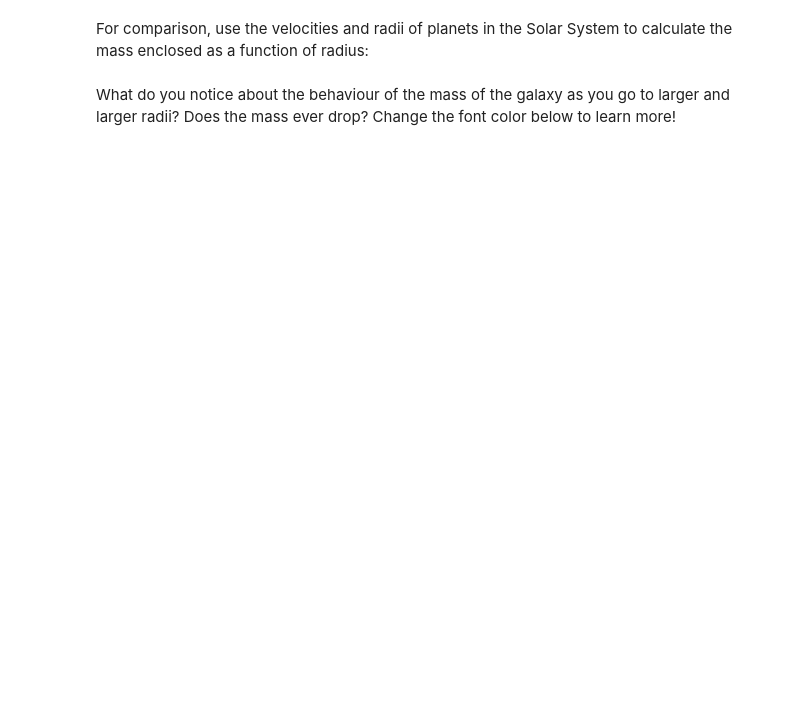
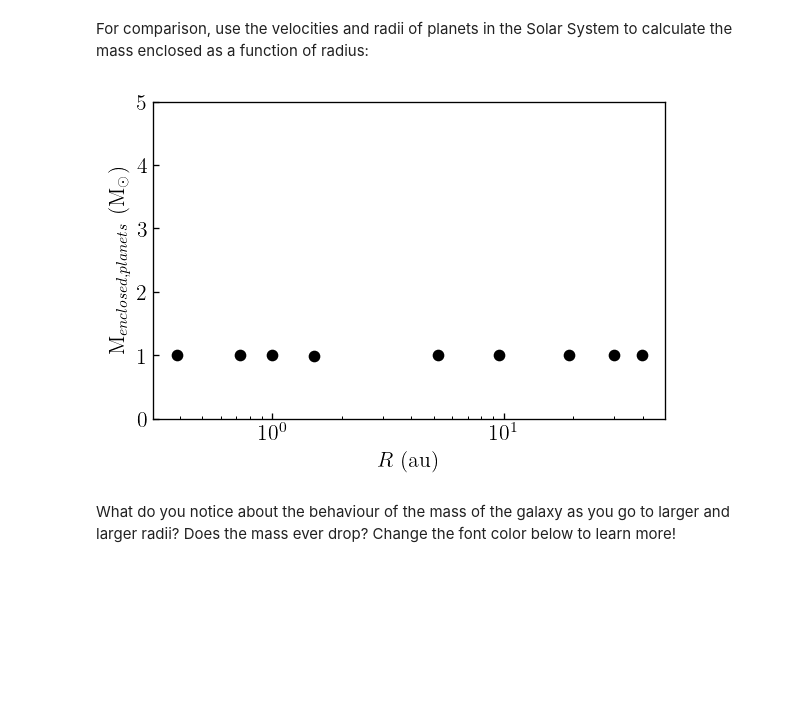
Before and after one commit to CIERA-Northwestern/REACHpy, a Jupyter notebook: Module_2/Challenge_5_Galaxy_Rotation_Curves.ipynb, the cells around one changed output. Cells and saved outputs as stored; diff of their text form; code cells hidden in the pictures; blank space fills up the shorter version.

```diff
--- a/Module_2/Challenge_5_Galaxy_Rotation_Curves.ipynb
+++ b/Module_2/Challenge_5_Galaxy_Rotation_Curves.ipynb
@@ -75,5 +75,27 @@ ax.tick_params("both", labelsize=13)
 # %% [markdown]
 For comparison, use the velocities and radii of planets in the Solar System to calculate the mass enclosed as a function of radius:
+# %%
+v_planets = np.array([47.87,35.02,29.78,24.077,13.07,9.69,6.81,5.43,4.74])
+R_planets = np.array([0.3870993,0.723336,1.000003,1.52371,5.2029,9.537,19.189,30.0699,39.4821])
+
+au = 1.496e13 # cm
+
+M_enclosed_planets = (v_planets*kms)**2 * R_planets*au / G / M_sun
+
+fig, ax = plt.subplots(nrows=1, ncols=1, figsize=(5.5,3.5), dpi=120)
+
+ax.plot(R_planets, M_enclosed_planets, "ko")
+
+ax.set_xscale("log")
+
+ax.set_ylim(0,5)
+
+ax.set_xlabel("$R$ (au)", fontsize=13)
+ax.set_ylabel("M$_{enclosed,planets}$ (M$_{\odot}$)", fontsize=13)
+
+ax.tick_params("both", labelsize=13)
+# %% [output]
+[figure, added]
 # %% [markdown]
 What do you notice about the behaviour of the mass of the galaxy as you go to larger and larger radii? Does the mass ever drop? Change the font color below to learn more!
 
```
Also changed, not shown: parts of 2 cells of this notebook.
